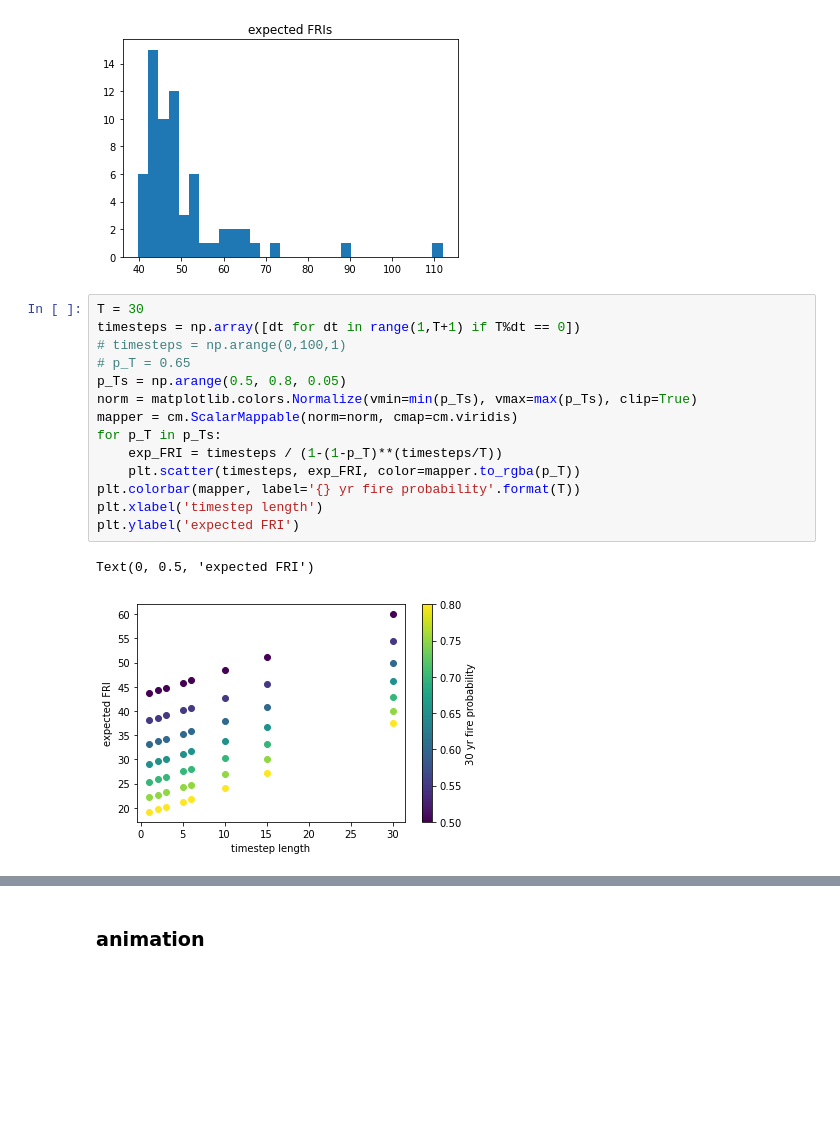
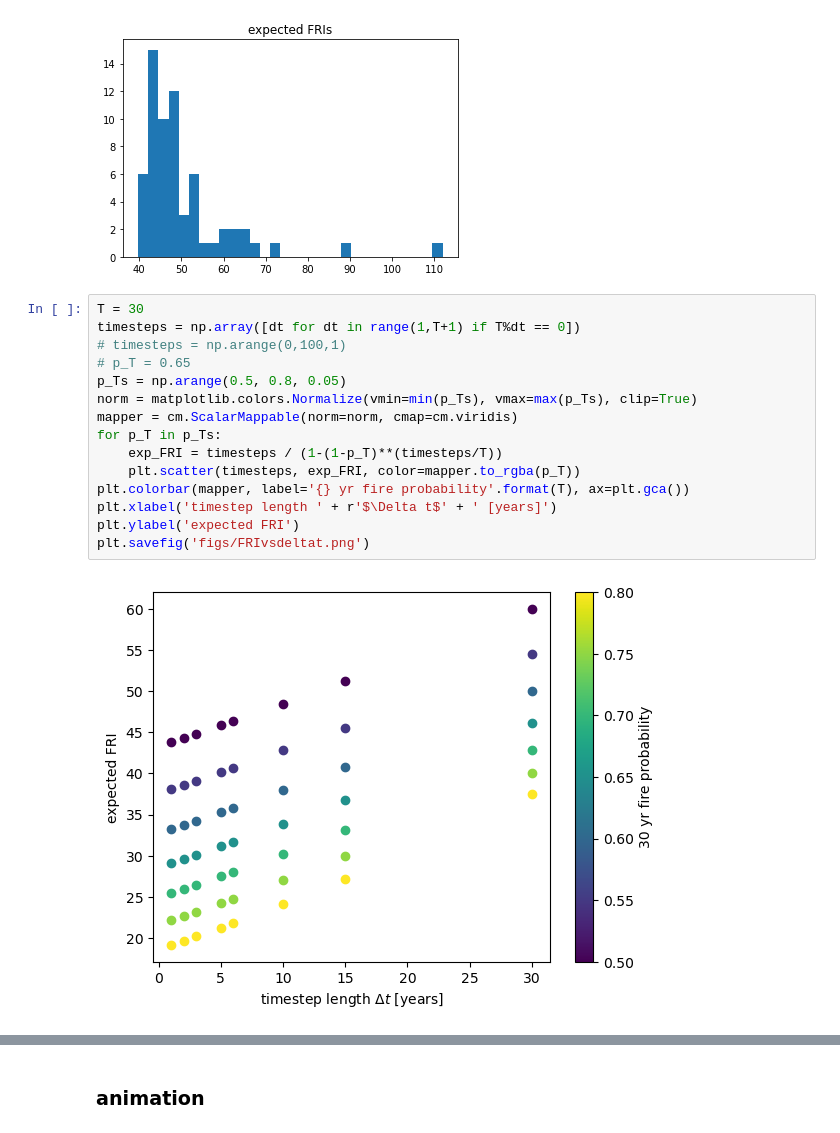
Before and after one commit to patricklawton/TecateCypress, a Jupyter notebook: analysis.ipynb, the cells around one changed output, grey strips where cells are left out. Cells and saved outputs as stored; diff of their text form; blank space fills up the shorter version.

```diff
--- a/analysis.ipynb
+++ b/analysis.ipynb
@@ -510,17 +510,17 @@ plt.show()
 # %%
 T = 30
 timesteps = np.array([dt for dt in range(1,T+1) if T%dt == 0])
 # timesteps = np.arange(0,100,1)
 # p_T = 0.65
 p_Ts = np.arange(0.5, 0.8, 0.05)
 norm = matplotlib.colors.Normalize(vmin=min(p_Ts), vmax=max(p_Ts), clip=True)
 mapper = cm.ScalarMappable(norm=norm, cmap=cm.viridis)
 for p_T in p_Ts:
     exp_FRI = timesteps / (1-(1-p_T)**(timesteps/T))
     plt.scatter(timesteps, exp_FRI, color=mapper.to_rgba(p_T))
-plt.colorbar(mapper, label='{} yr fire probability'.format(T))
-plt.xlabel('timestep length')
+plt.colorbar(mapper, label='{} yr fire probability'.format(T), ax=plt.gca())
+plt.xlabel('timestep length ' + r'$\Delta t$' + ' [years]')
 plt.ylabel('expected FRI')
+plt.savefig('figs/FRIvsdeltat.png')
 # %% [output]
-Text(0, 0.5, 'expected FRI')
-[figure, old version]
+[figure, new version]
```
Also changed, not shown: parts of 1 cell of this notebook, 3 other files.
